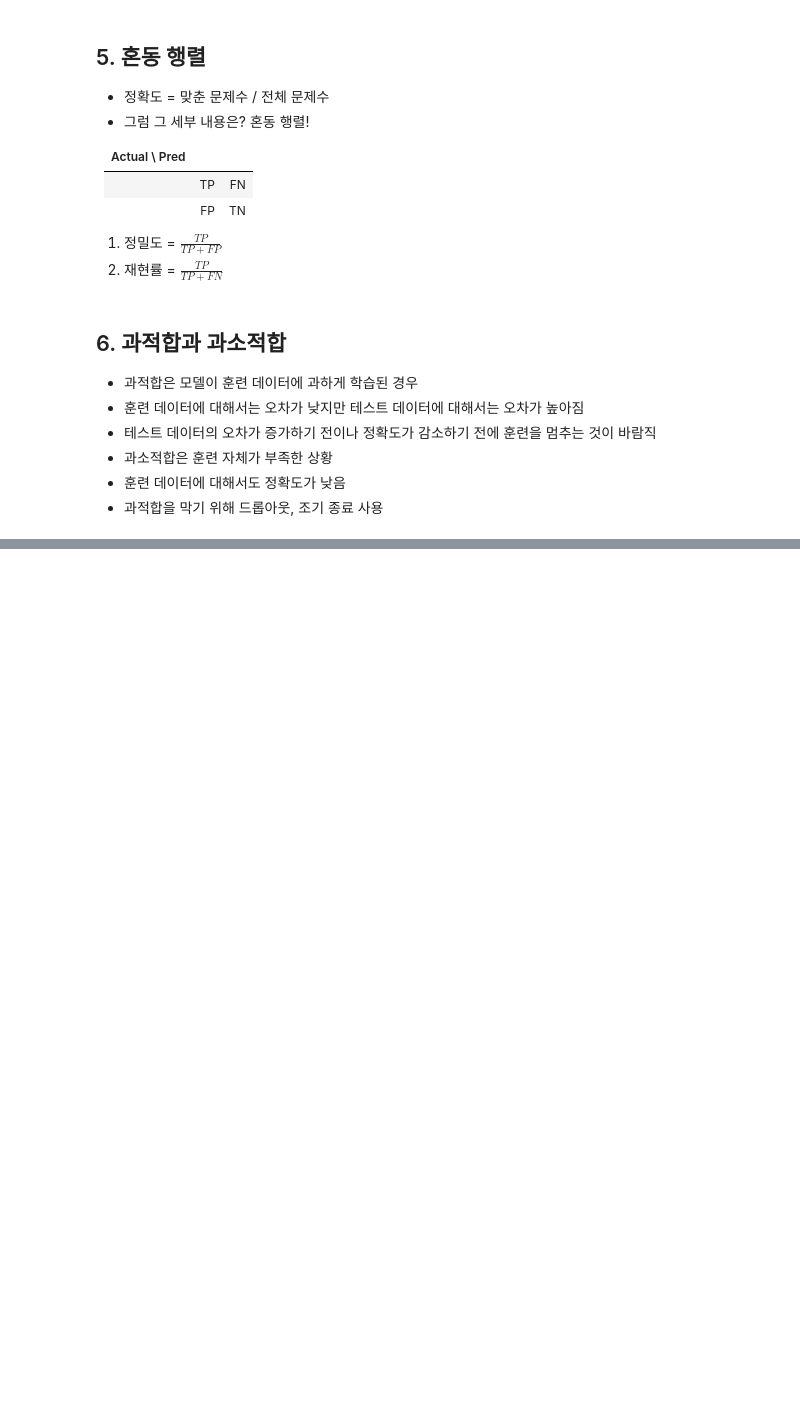
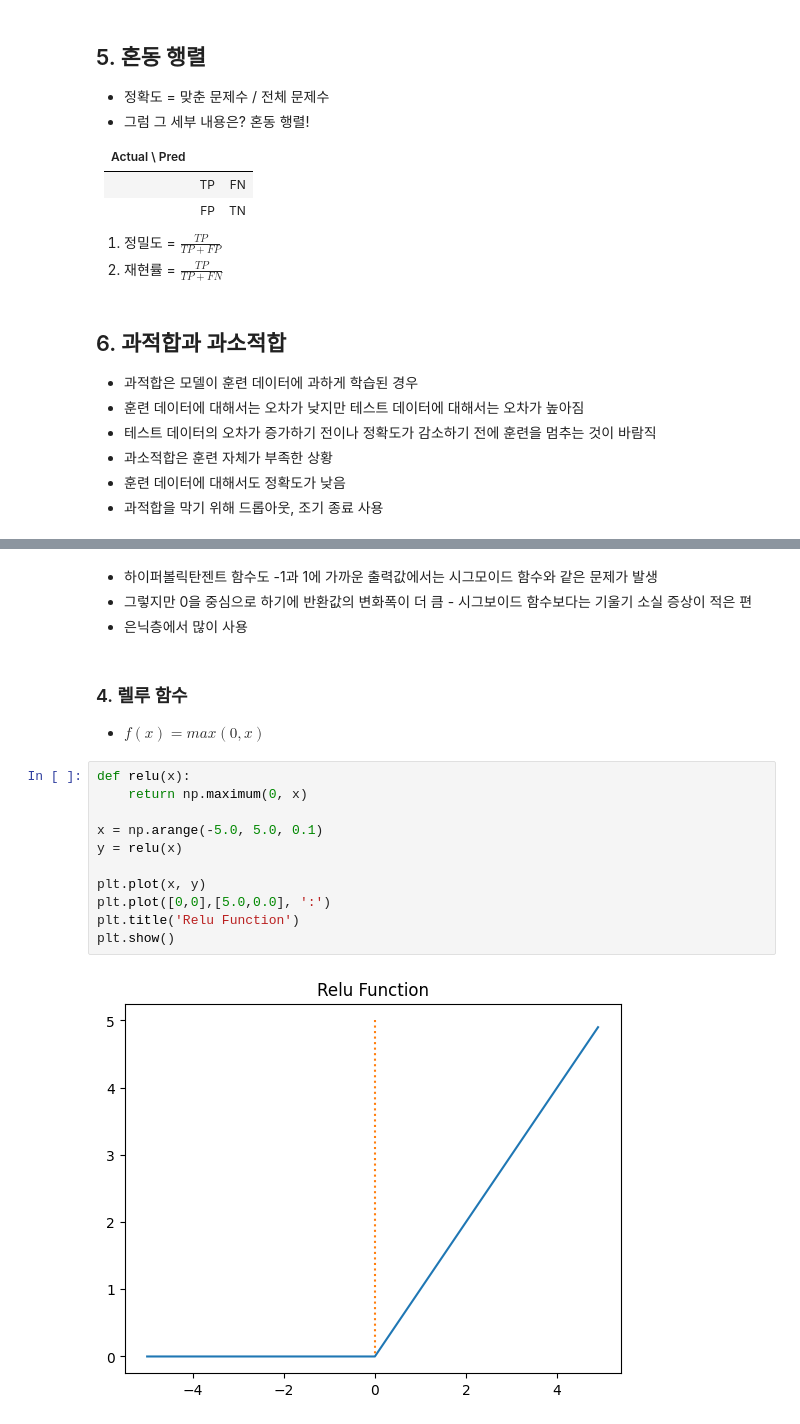
Before and after one commit to cgm-16/pytorch-ml-study, a Jupyter notebook: 06_artificial_neural_network/06_01_ML_basic_concepts.ipynb, the cells around one changed output, grey strips where cells are left out. Drawn from its saved outputs; the diff is of its cells as text; blank space fills up the shorter version.

```diff
--- a/06_artificial_neural_network/06_01_ML_basic_concepts.ipynb
+++ b/06_artificial_neural_network/06_01_ML_basic_concepts.ipynb
@@ -49,0 +129,20 @@
+# %% [markdown]
+- 하이퍼볼릭탄젠트 함수도 -1과 1에 가까운 출력값에서는 시그모이드 함수와 같은 문제가 발생
+- 그렇지만 0을 중심으로 하기에 반환값의 변화폭이 더 큼 - 시그보이드 함수보다는 기울기 소실 증상이 적은 편
+- 은닉층에서 많이 사용
+# %% [markdown]
+### 4. 렐루 함수
+- $f(x) = max(0, x)$
+# %%
+def relu(x):
+    return np.maximum(0, x)
+
+x = np.arange(-5.0, 5.0, 0.1)
+y = relu(x)
+
+plt.plot(x, y)
+plt.plot([0,0],[5.0,0.0], ':')
+plt.title('Relu Function')
+plt.show()
+# %% [output]
+[figure, added]
```
Also changed, not shown: parts of 15 cells of this notebook.
